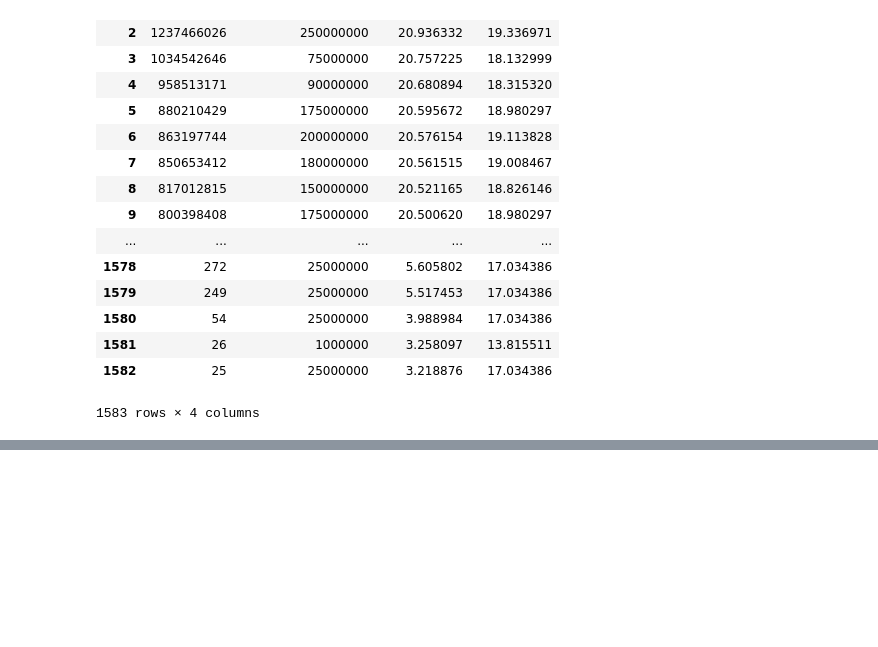
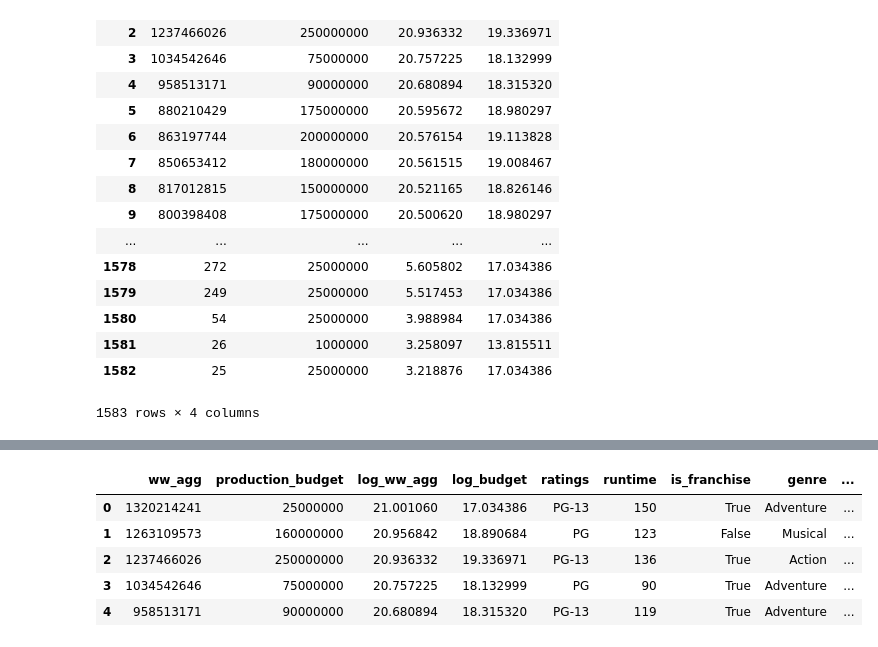
Before and after one commit to Rmloong/movie-revenue-predictor, a Jupyter notebook: EDA.ipynb, the cells around one changed output, grey strips where cells are left out. Drawn from its saved outputs; the diff is of its cells as text; code cells hidden in the pictures; blank space fills up the shorter version.

```diff
--- a/EDA.ipynb
+++ b/EDA.ipynb
@@ -733,0 +717,9 @@ df
+# %%
+df_ready_for_model.head()
+# %% [output]
+|  | ww_agg | production_budget | log_ww_agg | log_budget | ratings | runtime | is_franchise | genre | ... |
+| 0 | 1320214241 | 25000000 | 21.001060 | 17.034386 | PG-13 | 150 | True | Adventure | ... |
+| 1 | 1263109573 | 160000000 | 20.956842 | 18.890684 | PG | 123 | False | Musical | ... |
+| 2 | 1237466026 | 250000000 | 20.936332 | 19.336971 | PG-13 | 136 | True | Action | ... |
+| 3 | 1034542646 | 75000000 | 20.757225 | 18.132999 | PG | 90 | True | Adventure | ... |
+| 4 | 958513171 | 90000000 | 20.680894 | 18.315320 | PG-13 | 119 | True | Adventure | ... |
```
Also changed, not shown: parts of 10 cells of this notebook.
